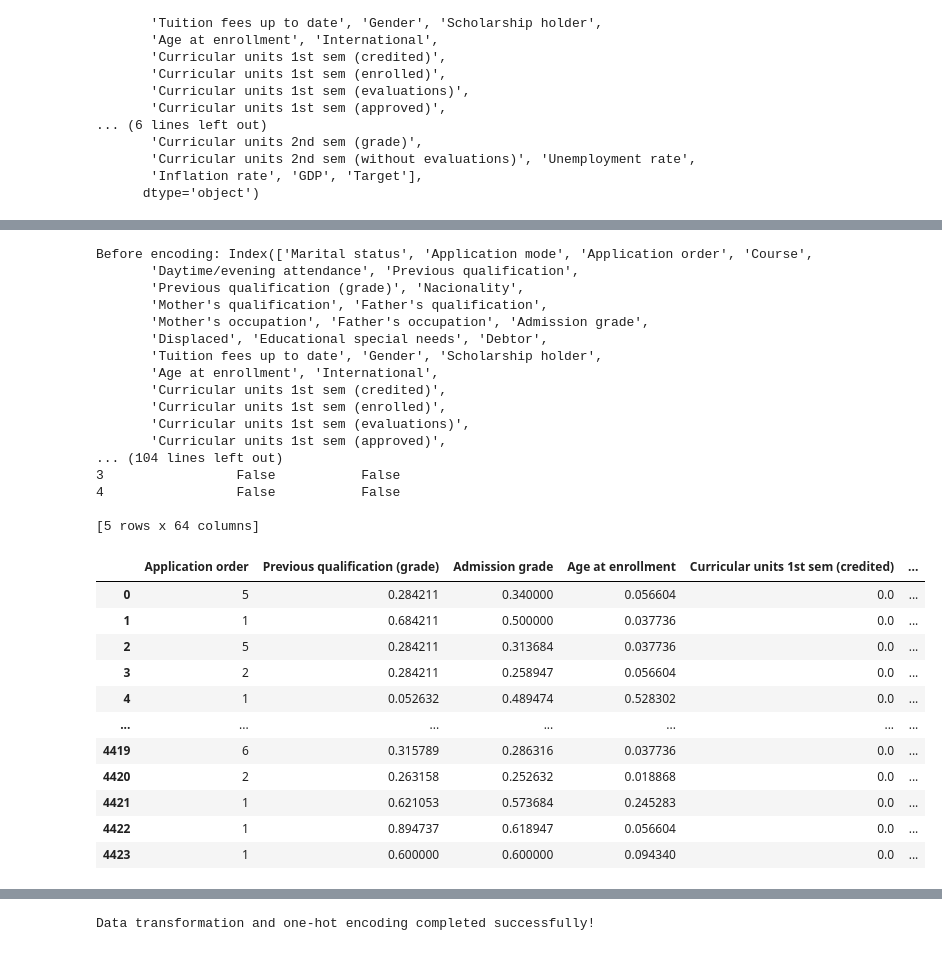
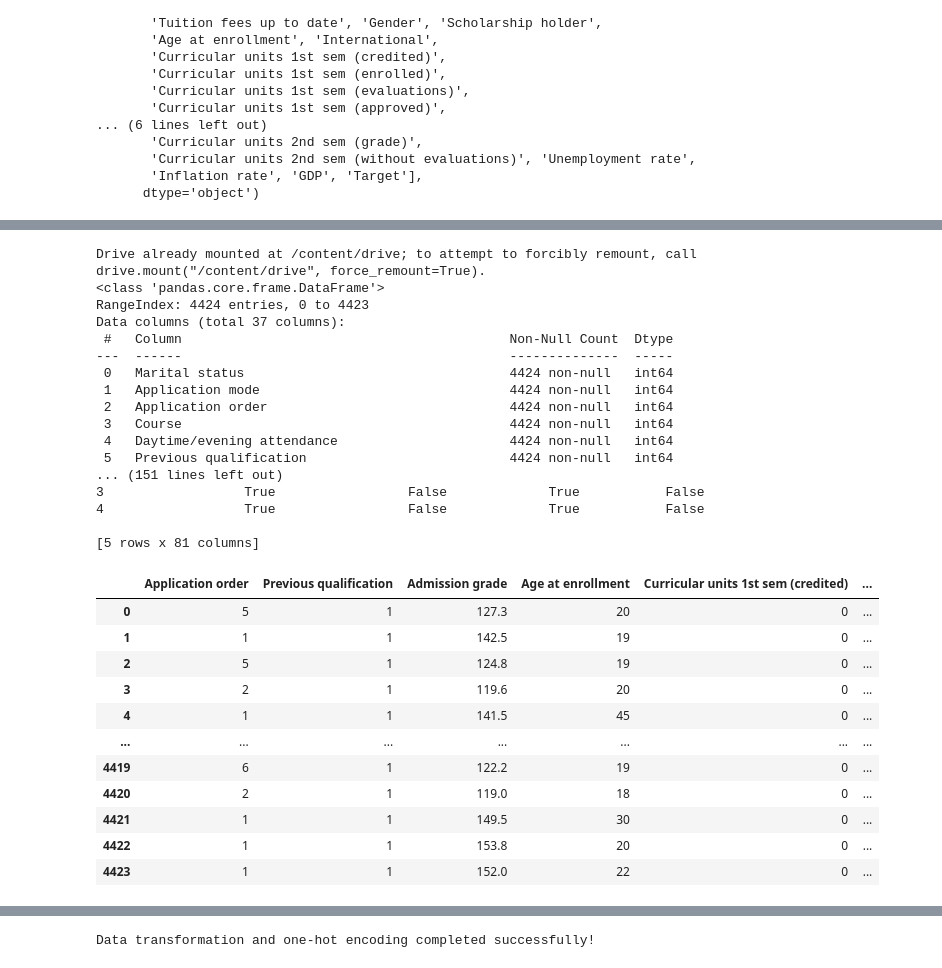
Before and after one commit to georgiakarenlau/bt4240, a Jupyter notebook: eda.ipynb, the cells around one changed output, grey strips where cells are left out. Saved outputs shown, nothing was run; the diff lists cells and outputs as text; code cells hidden in the pictures.

Commit message:
Add dataset, codes, and report via upload

```diff
--- a/eda.ipynb
+++ b/eda.ipynb
@@ -23,3 +15,8 @@ df.head(10)
+# %%
+from google.colab import drive
+drive.mount('/content/drive')
+
+df = pd.read_csv('/content/drive/MyDrive/BT4240 Repo/data.csv', delimiter = ';')
 # %%
 df.tail(5)
 # %% [output]
@@ -338,67 +383,77 @@ df.head()
 # %%
+import pandas as pd
+from google.colab import drive
+
+drive.mount('/content/drive')
+# Load the dataset
+# df = pd.read_csv('/content/drive/MyDrive/data.csv', delimiter=';')
+df = pd.read_csv('/content/drive/MyDrive/BT4240 Repo/data.csv', delimiter=';')
+# List of categorical variables
 categorical_vars = [
-    "Marital status", "Application mode", "Course", "Daytime/evening attendance",
+    "Marital status", "Application mode", "Course", "Daytime/evening attendance\t",
     "Previous qualification", "Nacionality", "Mother's qualification",
     "Father's qualification", "Mother's occupation", "Father's occupation",
     "Displaced", "Educational special needs", "Debtor", "Tuition fees up to date",
     "Gender", "Scholarship holder", "International"
 ]
 
 
 # Function to apply 'others' grouping for categorical variables
 def process_categorical_variable(df, column_name):
     value_counts = df[column_name].value_counts()
     if len(value_counts) > 4:
         top_categories = value_counts.head(4).index
         df[column_name] = df[column_name].apply(lambda x: x if x in top_categories else 'others')
     # If categories are less than or equal to 4, no need to group
     return df
 
 # print("check", df["Marital status"].value_counts())
-# df.info()
+df.info()
 
 # Apply the process to all categorical variables
 for col in categorical_vars:
     df = process_categorical_variable(df, col)
+
+# print("check again", df["Marital status"].value_counts())
+
+# Perform One-Hot Encoding for categorical variables
+# df_encoded = pd.get_dummies(df, columns=categorical_vars)
 
 print("Before encoding:", df.columns)
 df_encoded = pd.get_dummies(df, columns=categorical_vars, drop_first=True)
 print("After encoding:", df_encoded.columns)
 
 # Display the transformed dataset
 print(df_encoded.head())
 display(df_encoded)
 print("Data transformation and one-hot encoding completed successfully!")
-
-df = df.replace({ 'Target' : { 'Dropout' : 1, 'Not Dropout' : 0} })
-df['Target'].head()
 # %% [output]
-Before encoding: Index(['Marital status', 'Application mode', 'Application order', 'Course',
-       'Daytime/evening attendance', 'Previous qualification',
-       'Previous qualification (grade)', 'Nacionality',
-       'Mother's qualification', 'Father's qualification',
-       'Mother's occupation', 'Father's occupation', 'Admission grade',
-       'Displaced', 'Educational special needs', 'Debtor',
-       'Tuition fees up to date', 'Gender', 'Scholarship holder',
-       'Age at enrollment', 'International',
-       'Curricular units 1st sem (credited)',
-       'Curricular units 1st sem (enrolled)',
-       'Curricular units 1st sem (evaluations)',
-       'Curricular units 1st sem (approved)',
-... (104 lines left out)
-3                 False           False
-4                 False           False
+Drive already mounted at /content/drive; to attempt to forcibly remount, call drive.mount("/content/drive", force_remount=True).
+<class 'pandas.core.frame.DataFrame'>
+RangeIndex: 4424 entries, 0 to 4423
+Data columns (total 37 columns):
+ #   Column                                          Non-Null Count  Dtype
+---  ------                                          --------------  -----
+ 0   Marital status                                  4424 non-null   int64
+ 1   Application mode                                4424 non-null   int64
+ 2   Application order                               4424 non-null   int64
+ 3   Course                                          4424 non-null   int64
+ 4   Daytime/evening attendance                      4424 non-null   int64
+ 5   Previous qualification                          4424 non-null   int64
+... (151 lines left out)
+3                  True                 False             True           False
+4                  True                 False             True           False
 
-[5 rows x 64 columns]
+[5 rows x 81 columns]
-|  | Application order | Previous qualification (grade) | Admission grade | Age at enrollment | Curricular units 1st sem (credited) | ... |
-| 0 | 5 | 0.284211 | 0.340000 | 0.056604 | 0.0 | ... |
-| 1 | 1 | 0.684211 | 0.500000 | 0.037736 | 0.0 | ... |
-| 2 | 5 | 0.284211 | 0.313684 | 0.037736 | 0.0 | ... |
-| 3 | 2 | 0.284211 | 0.258947 | 0.056604 | 0.0 | ... |
-| 4 | 1 | 0.052632 | 0.489474 | 0.528302 | 0.0 | ... |
+|  | Application order | Previous qualification | Admission grade | Age at enrollment | Curricular units 1st sem (credited) | ... |
+| 0 | 5 | 1 | 127.3 | 20 | 0 | ... |
+| 1 | 1 | 1 | 142.5 | 19 | 0 | ... |
+| 2 | 5 | 1 | 124.8 | 19 | 0 | ... |
+| 3 | 2 | 1 | 119.6 | 20 | 0 | ... |
+| 4 | 1 | 1 | 141.5 | 45 | 0 | ... |
 | ... | ... | ... | ... | ... | ... | ... |
-| 4419 | 6 | 0.315789 | 0.286316 | 0.037736 | 0.0 | ... |
-| 4420 | 2 | 0.263158 | 0.252632 | 0.018868 | 0.0 | ... |
-| 4421 | 1 | 0.621053 | 0.573684 | 0.245283 | 0.0 | ... |
-| 4422 | 1 | 0.894737 | 0.618947 | 0.056604 | 0.0 | ... |
-| 4423 | 1 | 0.600000 | 0.600000 | 0.094340 | 0.0 | ... |
+| 4419 | 6 | 1 | 122.2 | 19 | 0 | ... |
+| 4420 | 2 | 1 | 119.0 | 18 | 0 | ... |
+| 4421 | 1 | 1 | 149.5 | 30 | 0 | ... |
+| 4422 | 1 | 1 | 153.8 | 20 | 0 | ... |
+| 4423 | 1 | 1 | 152.0 | 22 | 0 | ... |
```
Also changed, not shown: parts of 20 cells of this notebook, 10 other files.
